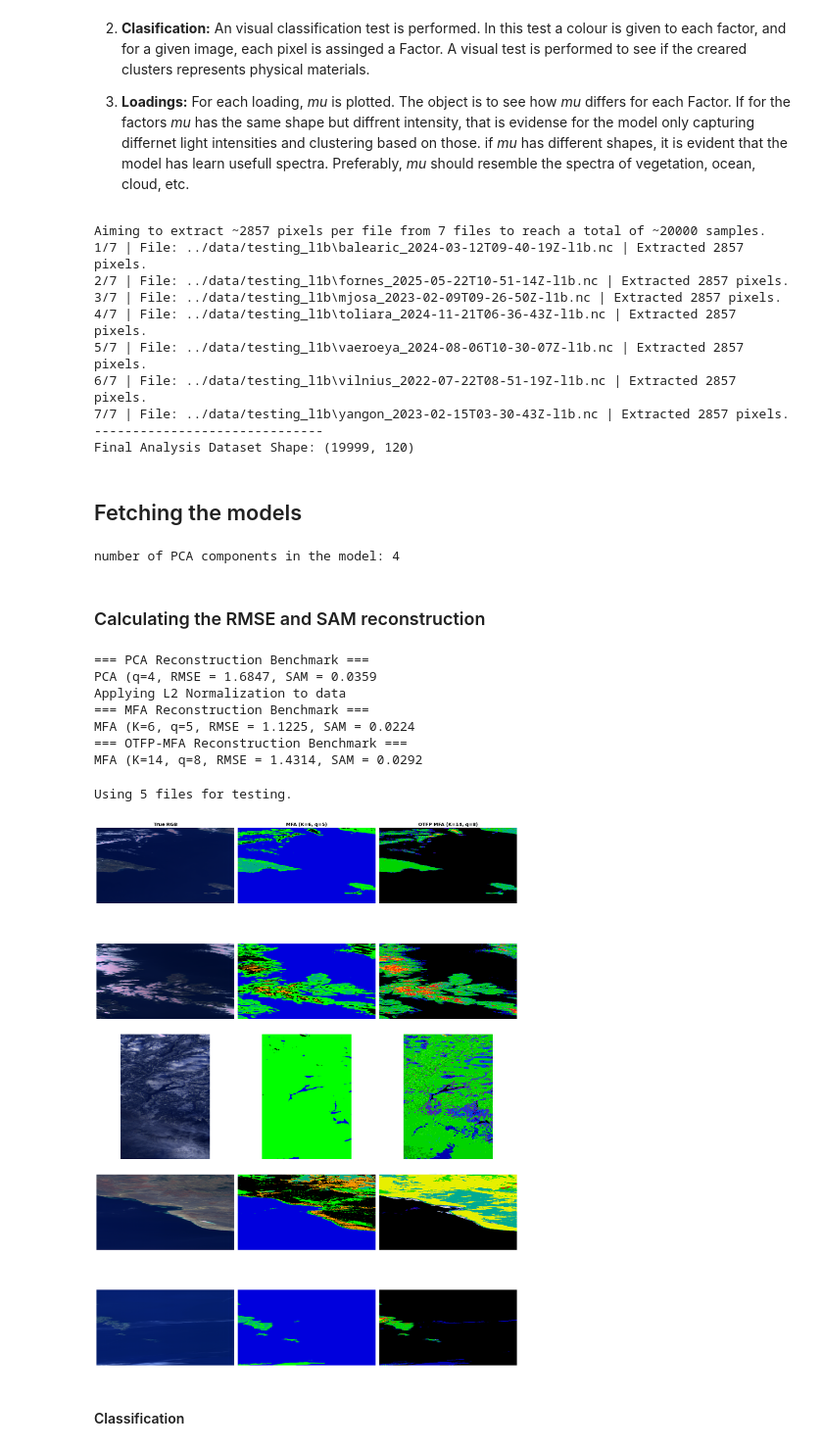
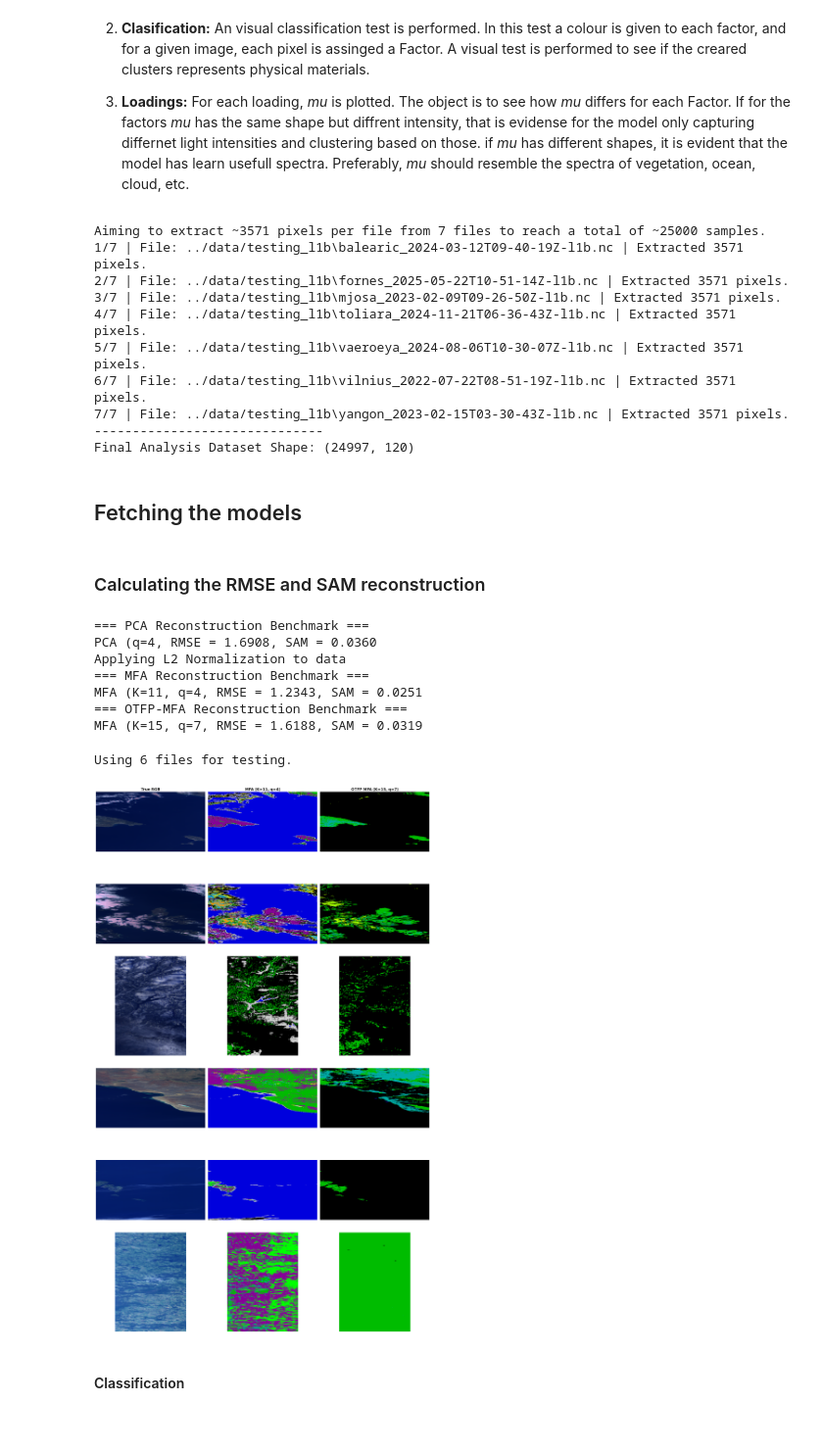
Before and after one commit to TrygveTafjord/OTFP-MFA-Streaming, a Jupyter notebook: testing/benchmarking.ipynb, the cells around one changed output. Shown at 98% size. Drawn from its saved outputs; the diff is of its cells as text; code cells hidden in the pictures.

```diff
--- a/testing/benchmarking.ipynb
+++ b/testing/benchmarking.ipynb
@@ -40,28 +40,27 @@ Model testing consists of 3 main tests
 
 3. **Loadings:** For each loading, *mu* is plotted. The object is to see how *mu* differs for each Factor. If for the factors *mu* has the same shape but diffrent intensity, that is evidense for the model only capturing differnet light intensities and clustering based on those. if *mu* has different shapes, it is evident that the model has learn usefull spectra. Preferably, *mu* should resemble the spectra of vegetation, ocean, cloud, etc.
 # %%
-target_total_samples = 20000
+target_total_samples = 25000
 
 test_data_list = get_data(test_data_dir, data_product, target_total_samples)
 
 test_data = torch.from_numpy(test_data_list).float().to(device)
 # %% [output]
-Aiming to extract ~2857 pixels per file from 7 files to reach a total of ~20000 samples.
-1/7 | File: ../data/testing_l1b\balearic_2024-03-12T09-40-19Z-l1b.nc | Extracted 2857 pixels.
-2/7 | File: ../data/testing_l1b\fornes_2025-05-22T10-51-14Z-l1b.nc | Extracted 2857 pixels.
-3/7 | File: ../data/testing_l1b\mjosa_2023-02-09T09-26-50Z-l1b.nc | Extracted 2857 pixels.
-4/7 | File: ../data/testing_l1b\toliara_2024-11-21T06-36-43Z-l1b.nc | Extracted 2857 pixels.
-5/7 | File: ../data/testing_l1b\vaeroeya_2024-08-06T10-30-07Z-l1b.nc | Extracted 2857 pixels.
-6/7 | File: ../data/testing_l1b\vilnius_2022-07-22T08-51-19Z-l1b.nc | Extracted 2857 pixels.
-7/7 | File: ../data/testing_l1b\yangon_2023-02-15T03-30-43Z-l1b.nc | Extracted 2857 pixels.
+Aiming to extract ~3571 pixels per file from 7 files to reach a total of ~25000 samples.
+1/7 | File: ../data/testing_l1b\balearic_2024-03-12T09-40-19Z-l1b.nc | Extracted 3571 pixels.
+2/7 | File: ../data/testing_l1b\fornes_2025-05-22T10-51-14Z-l1b.nc | Extracted 3571 pixels.
+3/7 | File: ../data/testing_l1b\mjosa_2023-02-09T09-26-50Z-l1b.nc | Extracted 3571 pixels.
+4/7 | File: ../data/testing_l1b\toliara_2024-11-21T06-36-43Z-l1b.nc | Extracted 3571 pixels.
+5/7 | File: ../data/testing_l1b\vaeroeya_2024-08-06T10-30-07Z-l1b.nc | Extracted 3571 pixels.
+6/7 | File: ../data/testing_l1b\vilnius_2022-07-22T08-51-19Z-l1b.nc | Extracted 3571 pixels.
+7/7 | File: ../data/testing_l1b\yangon_2023-02-15T03-30-43Z-l1b.nc | Extracted 3571 pixels.
 ------------------------------
-Final Analysis Dataset Shape: (19999, 120)
+Final Analysis Dataset Shape: (24997, 120)
 # %% [markdown]
 ## Fetching the models
 # %%
 try:
     pca_state = torch.load("models/pca.pt", map_location=device)
-    print(f"number of PCA components in the model: {pca_state['n_components_995']}")
 except:
     print("There was an error loading the PCA-model")
 try:
@@ -87,8 +86,6 @@ try:
     otfp_mfa_model.eval()
 except:
     print("There was an error loading the OTFP-MFA model")
-# %% [output]
-number of PCA components in the model: 4
 # %% [markdown]
 ### Calculating the RMSE and SAM reconstruction
 # %%
@@ -153,14 +150,14 @@ with torch.no_grad():
     del X_raw, X, X_for_reconstruction, X_rec_mfa_shape, X_rec_otfp_mfa_shape, X_rec_mfa_physical, X_rec_otfp_mfa_physical, X_test_PCA, X_rec_pca_final, z_pca, test_data, X_rec_pca_centered
 # %% [output]
 === PCA Reconstruction Benchmark ===
-PCA (q=4, RMSE = 1.6847, SAM = 0.0359
+PCA (q=4, RMSE = 1.6908, SAM = 0.0360
 Applying L2 Normalization to data
 === MFA Reconstruction Benchmark ===
-MFA (K=6, q=5, RMSE = 1.1225, SAM = 0.0224
+MFA (K=11, q=4, RMSE = 1.2343, SAM = 0.0251
 === OTFP-MFA Reconstruction Benchmark ===
-MFA (K=14, q=8, RMSE = 1.4314, SAM = 0.0292
+MFA (K=15, q=7, RMSE = 1.6188, SAM = 0.0319
 # %%
-NUM_TEST_FILES = 5
+NUM_TEST_FILES = 6
 num_test_files = min(NUM_TEST_FILES, len(test_data_dir))
 print(f"Using {num_test_files} files for testing.")
 
@@ -242,35 +239,35 @@ for file_path in test_data_dir[:num_test_files]:
             norms = torch.norm(data_2d_full_tensor, p=2, dim=1, keepdim=True)
             epsilon = 1e-8
             processed_image = (data_2d_full_tensor / (norms + epsilon))
         else: # "None" or raw
             processed_image = data_2d_full_tensor.float()
 
         # Run Inference
         with torch.no_grad():
             log_resp, _ = model.e_step(processed_image)
             responsibilities = torch.exp(log_resp)
             new_cluster_ids = torch.argmax(responsibilities, dim=1)
 
         seg_map = new_cluster_ids.reshape(img_h, img_w).cpu().numpy()
 
         # Plot Classification Map
         # Use 'nipy_spectral' for enough distinct colors, and dynamically set vmax
         axes[i, j + 1].imshow(seg_map, cmap='nipy_spectral', vmin=0, vmax=current_K - 1, interpolation='nearest', aspect='equal')
         axes[i, j + 1].axis('off')
 
         # Add titles only to the top row to keep the grid clean
         if i == 0:
             axes[i, j + 1].set_title(model_info['title'], fontweight='bold', fontsize=14)
     i += 1
 
     del satobj, image, data_2d_full, data_2d_full_tensor
 
 # Render the beautiful master plot
 plt.tight_layout()
 plt.show()
 # %% [output]
-Using 5 files for testing.
+Using 6 files for testing.
-[figure, old version]
+[figure, new version]
 # %% [markdown]
 #### Classification
 # %% [markdown]
```
Also changed, not shown: parts of 1 cell of this notebook, 7 other files.
